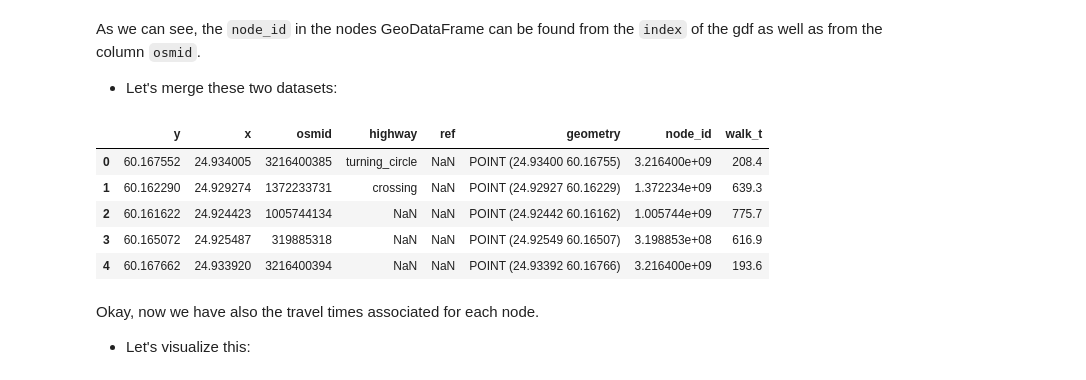
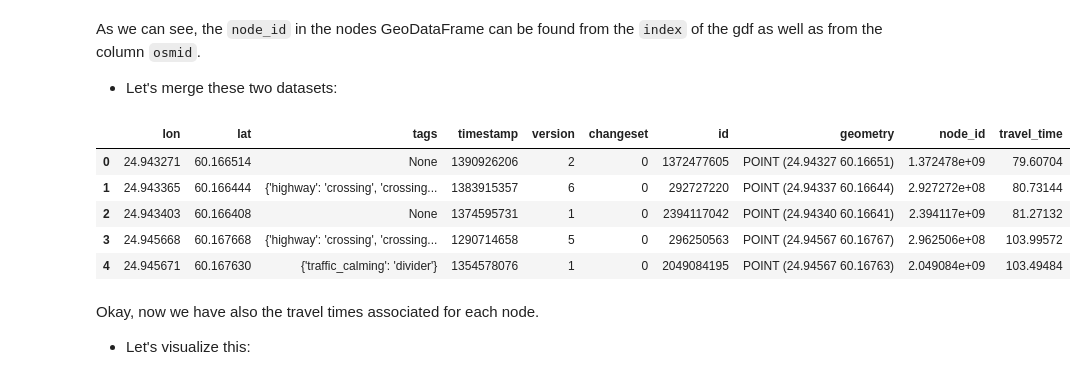
Before and after one commit to AaltoGIS/Sustainability-GIS, a Jupyter notebook: source/lessons/L2/spatial_network_analysis.ipynb, the cells around one changed output. Cells and saved outputs as stored; diff of their text form; code cells hidden in the pictures.

```diff
--- a/source/lessons/L2/spatial_network_analysis.ipynb
+++ b/source/lessons/L2/spatial_network_analysis.ipynb
@@ -215,0 +415,3 @@ This same logic should be applied always when searching for an optimal route bet
+# %%
+G = osm.to_graph(nodes, edges, graph_type="networkx")
+G
@@ -223,11 +450,11 @@ First, let's find the closest nodes for two locations that are located in the ar
 # OSM data is in WGS84 so typically we need to use lat/lon coordinates when searching for the closest node
 
 # Origin
-orig_address = "Kalevankatu 16, Helsinki"
+orig_address = "Simonkatu 3, Helsinki"
 orig_y, orig_x = ox.geocode(orig_address)  # notice the coordinate order (y, x)!
 
 # Destination
-dest_address = "Ruoholahdenkatu 24, Helsinki"
+dest_address = "Unioninkatu 33, Helsinki"
 dest_y, dest_x = ox.geocode(dest_address)
 
 print("Origin coords:", orig_x, orig_y)
@@ -314,7 +536,4 @@ When trying to understand the accessibility of a specific location, you typicall
 - Let's see how we can calculate travel times from the origin node, to all other nodes in our graph using NetworkX function `single_source_dijkstra_path_length()`:
 # %%
 # Calculate walk travel times originating from one location
-walk_times = nx.single_source_dijkstra_path_length(G, source=orig_node_id, weight='walk_t')
-
-# What did we get?
-#walk_times
+travel_times = nx.single_source_dijkstra_path_length(G, source=orig_node_id, weight='travel_time_seconds')
@@ -345,9 +547,9 @@ For visualizing this information, we need to join this data with the nodes. For
 # %%
 import pandas as pd
 # Convert to DataFrame and add column names
-walk_times_df = pd.DataFrame([list(walk_times.keys()), list(walk_times.values())]).T
-walk_times_df.columns = ['node_id', 'walk_t']
+travel_times_df = pd.DataFrame([list(travel_times.keys()), list(travel_times.values())]).T
+travel_times_df.columns = ['node_id', 'travel_time']
 
 # What do we have now?
-walk_times_df.head()
+travel_times_df.head()
 # %% [output]
@@ -377,17 +579,17 @@ As we can see, the `node_id` in the nodes GeoDataFrame can be found from the `in
 - Let's merge these two datasets:
 # %%
 # Merge the datasets
-nodes = nodes.merge(walk_times_df, left_on='osmid', right_on='node_id')
+nodes_viz = nodes.merge(travel_times_df, left_on='id', right_on='node_id')
 
 # Check
-nodes.head()
+nodes_viz.head()
 # %% [output]
-|  | y | x | osmid | highway | ref | geometry | node_id | walk_t |
-| 0 | 60.167552 | 24.934005 | 3216400385 | turning_circle | NaN | POINT (24.93400 60.16755) | 3.216400e+09 | 208.4 |
-| 1 | 60.162290 | 24.929274 | 1372233731 | crossing | NaN | POINT (24.92927 60.16229) | 1.372234e+09 | 639.3 |
-| 2 | 60.161622 | 24.924423 | 1005744134 | NaN | NaN | POINT (24.92442 60.16162) | 1.005744e+09 | 775.7 |
-| 3 | 60.165072 | 24.925487 | 319885318 | NaN | NaN | POINT (24.92549 60.16507) | 3.198853e+08 | 616.9 |
-| 4 | 60.167662 | 24.933920 | 3216400394 | NaN | NaN | POINT (24.93392 60.16766) | 3.216400e+09 | 193.6 |
+|  | lon | lat | tags | timestamp | version | changeset | id | geometry | node_id | travel_time |
+| 0 | 24.943271 | 60.166514 | None | 1390926206 | 2 | 0 | 1372477605 | POINT (24.94327 60.16651) | 1.372478e+09 | 79.60704 |
+| 1 | 24.943365 | 60.166444 | {'highway': 'crossing', 'crossing... | 1383915357 | 6 | 0 | 292727220 | POINT (24.94337 60.16644) | 2.927272e+08 | 80.73144 |
+| 2 | 24.943403 | 60.166408 | None | 1374595731 | 1 | 0 | 2394117042 | POINT (24.94340 60.16641) | 2.394117e+09 | 81.27132 |
+| 3 | 24.945668 | 60.167668 | {'highway': 'crossing', 'crossing... | 1290714658 | 5 | 0 | 296250563 | POINT (24.94567 60.16767) | 2.962506e+08 | 103.99572 |
+| 4 | 24.945671 | 60.167630 | {'traffic_calming': 'divider'} | 1354578076 | 1 | 0 | 2049084195 | POINT (24.94567 60.16763) | 2.049084e+09 | 103.49484 |
 # %% [markdown]
 Okay, now we have also the travel times associated for each node.
 
```
Also changed, not shown: parts of 88 cells of this notebook.
